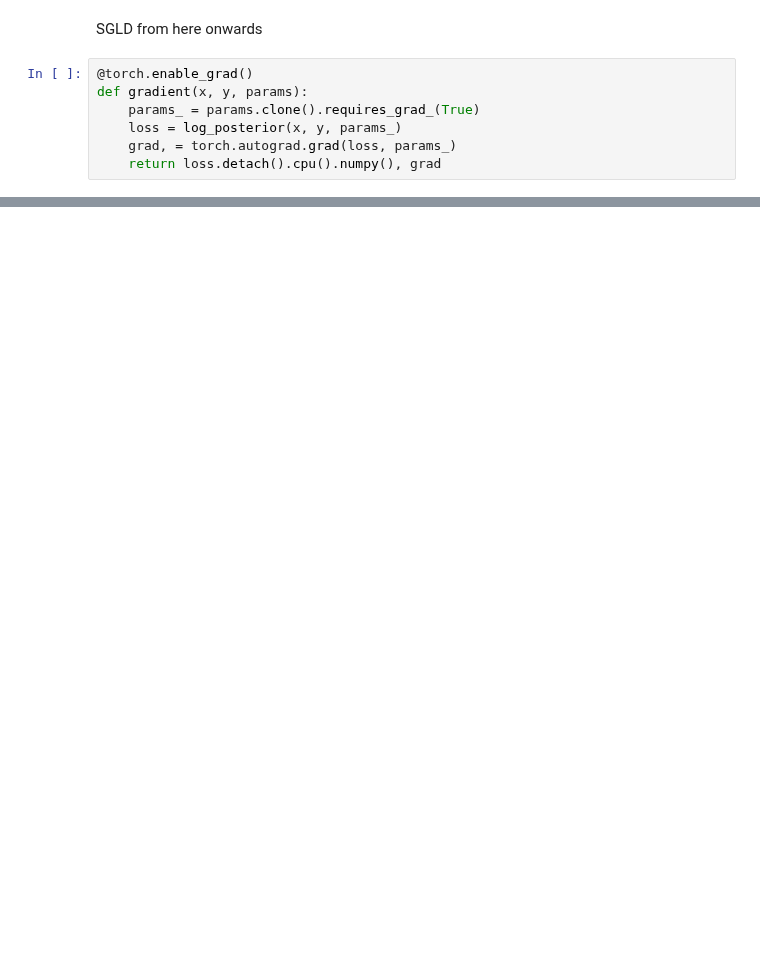
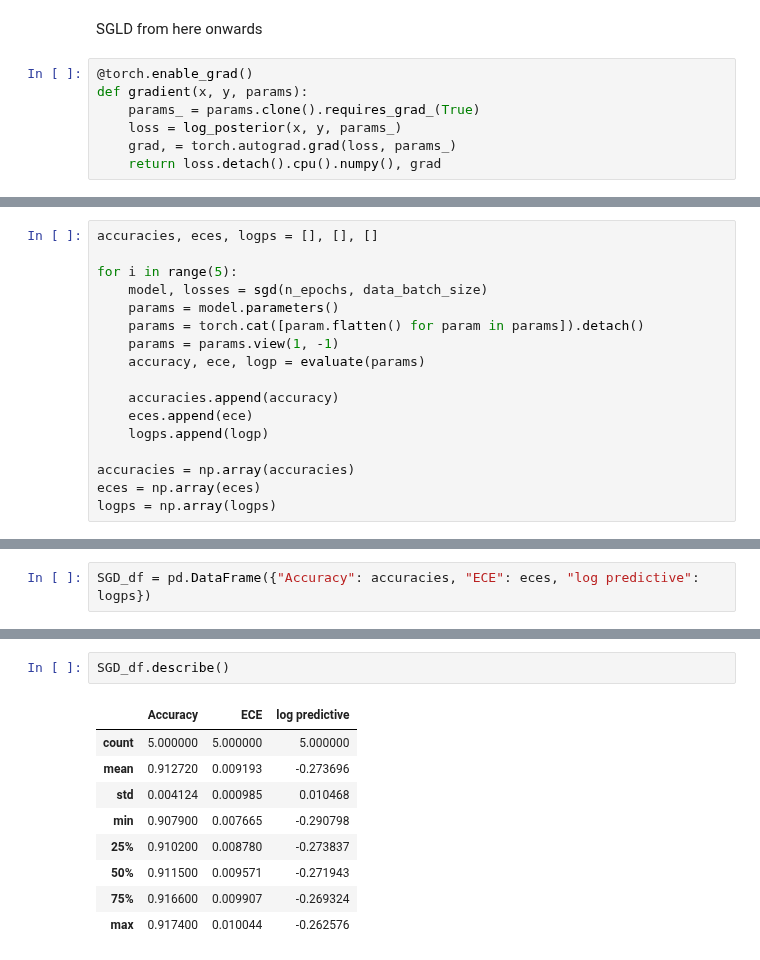
Before and after one commit to franciscovargas/ControlledFollmerDrift, a Jupyter notebook: notebooks/Bayesian Neural Networks.ipynb, the cells around one changed output, grey strips where cells are left out. Saved outputs shown, nothing was run; the diff lists cells and outputs as text; blank space fills up the shorter version.

```diff
--- a/notebooks/Bayesian Neural Networks.ipynb
+++ b/notebooks/Bayesian Neural Networks.ipynb
@@ -242,0 +327,17 @@ plt.plot(losses.flatten())
+# %%
+accuracies, eces, logps = [], [], []
+
+for i in range(5):
+    model, losses = sgd(n_epochs, data_batch_size)
+    params = model.parameters()
+    params = torch.cat([param.flatten() for param in params]).detach()
+    params = params.view(1, -1)
+    accuracy, ece, logp = evaluate(params)
+
+    accuracies.append(accuracy)
+    eces.append(ece)
+    logps.append(logp)
+
+accuracies = np.array(accuracies)
+eces = np.array(eces)
+logps = np.array(logps)
@@ -242,0 +362,2 @@ plt.plot(losses.flatten())
+# %%
+SGD_df = pd.DataFrame({"Accuracy": accuracies, "ECE": eces, "log predictive": logps})
@@ -242,0 +373,12 @@ plt.plot(losses.flatten())
+# %%
+SGD_df.describe()
+# %% [output]
+|  | Accuracy | ECE | log predictive |
+| count | 5.000000 | 5.000000 | 5.000000 |
+| mean | 0.912720 | 0.009193 | -0.273696 |
+| std | 0.004124 | 0.000985 | 0.010468 |
+| min | 0.907900 | 0.007665 | -0.290798 |
+| 25% | 0.910200 | 0.008780 | -0.273837 |
+| 50% | 0.911500 | 0.009571 | -0.271943 |
+| 75% | 0.916600 | 0.009907 | -0.269324 |
+| max | 0.917400 | 0.010044 | -0.262576 |
```
Also changed, not shown: parts of 24 cells of this notebook.
